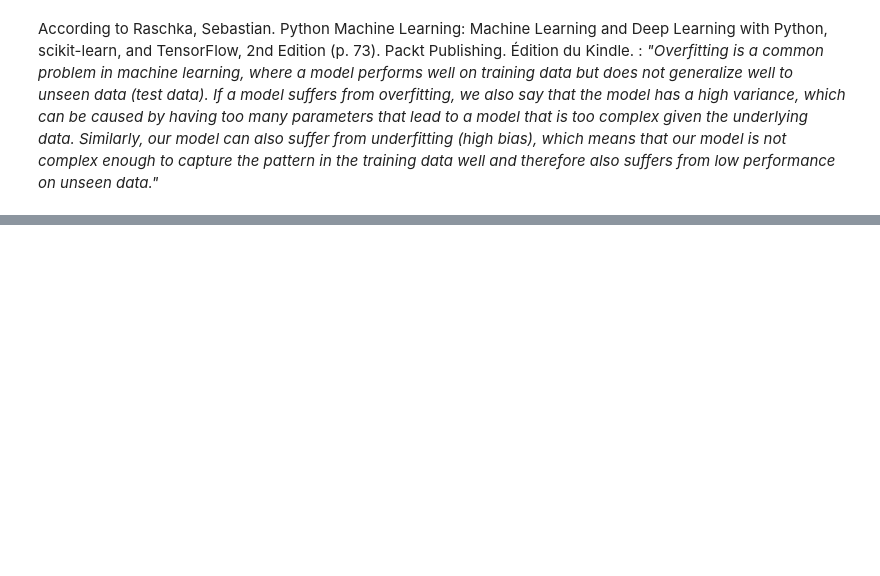
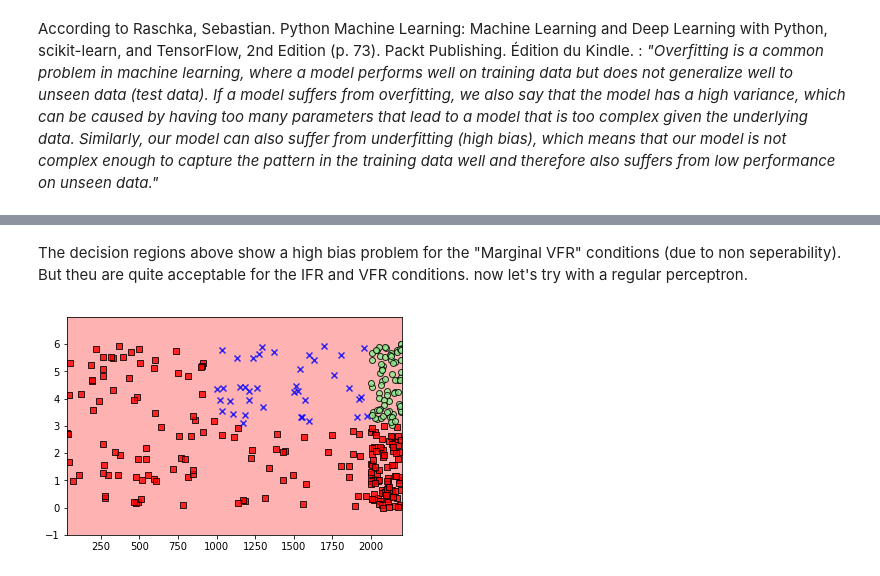
Before and after one commit to amenai1979/JupyterNotebooks, a Jupyter notebook: machineLearningLab.ipynb, the cells around one changed output, grey strips where cells are left out. Cells and saved outputs as stored; diff of their text form; code cells hidden in the pictures; blank space fills up the shorter version.

```diff
--- a/machineLearningLab.ipynb
+++ b/machineLearningLab.ipynb
@@ -506,0 +568,9 @@ According to Raschka, Sebastian. Python Machine Learning: Machine Learning and D
+# %% [markdown]
+The decision regions above show a high bias problem for the "Marginal VFR" conditions (due to non seperability). But theu are quite acceptable for the IFR and VFR conditions.
+now let's try with a regular perceptron.
+# %%
+ppn = Perceptron(tol=1e-3, random_state=0)
+ppn.fit(conditions_train,decision_train)
+plot_decision_regions(conditions_test,decision_test, ppn)
+# %% [output]
+[figure, added]
```
Also changed, not shown: parts of 30 cells of this notebook, 3 other files.
